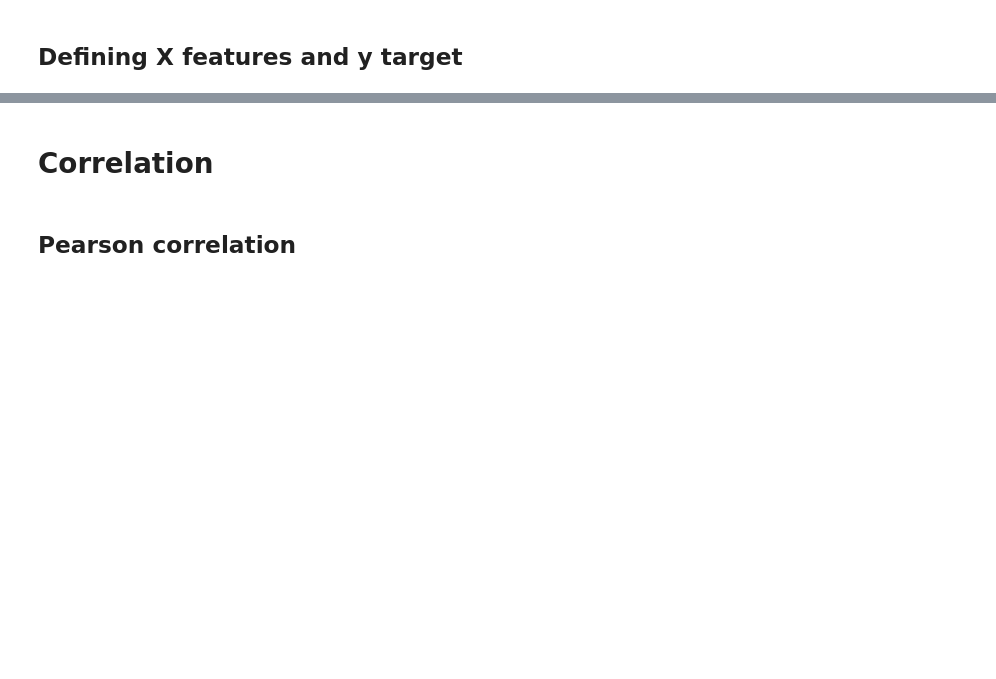
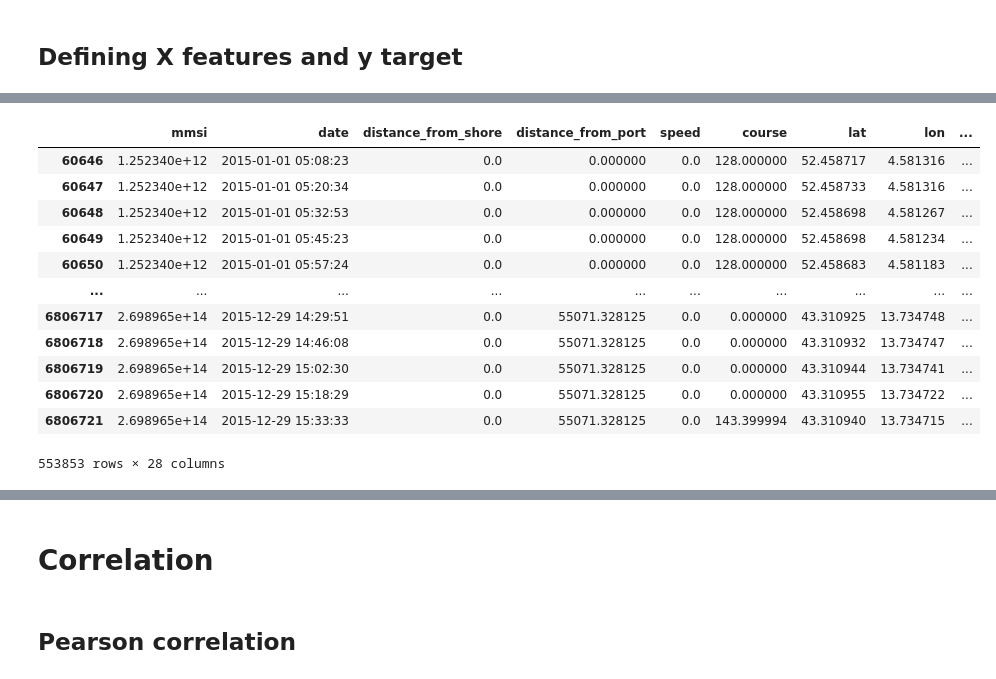
Before and after one commit to DukeDucray/fishing_classification, a Jupyter notebook: notebook/grace.ipynb, the cells around one changed output, grey strips where cells are left out. Drawn from its saved outputs; the diff is of its cells as text; code cells hidden in the pictures; blank space fills up the shorter version.

```diff
--- a/notebook/grace.ipynb
+++ b/notebook/grace.ipynb
@@ -143,5 +282,21 @@ df_fishing.isna().sum()
 # %%
 # Dropping rows with NAN values
 df_fishing_clean = df_fishing.dropna()
+# %%
+df_fishing_clean
+# %% [output]
+|  | mmsi | date | distance_from_shore | distance_from_port | speed | course | lat | lon | ... |
+| 60646 | 1.252340e+12 | 2015-01-01 05:08:23 | 0.0 | 0.000000 | 0.0 | 128.000000 | 52.458717 | 4.581316 | ... |
+| 60647 | 1.252340e+12 | 2015-01-01 05:20:34 | 0.0 | 0.000000 | 0.0 | 128.000000 | 52.458733 | 4.581316 | ... |
+| 60648 | 1.252340e+12 | 2015-01-01 05:32:53 | 0.0 | 0.000000 | 0.0 | 128.000000 | 52.458698 | 4.581267 | ... |
+| 60649 | 1.252340e+12 | 2015-01-01 05:45:23 | 0.0 | 0.000000 | 0.0 | 128.000000 | 52.458698 | 4.581234 | ... |
+| 60650 | 1.252340e+12 | 2015-01-01 05:57:24 | 0.0 | 0.000000 | 0.0 | 128.000000 | 52.458683 | 4.581183 | ... |
+| ... | ... | ... | ... | ... | ... | ... | ... | ... | ... |
+| 6806717 | 2.698965e+14 | 2015-12-29 14:29:51 | 0.0 | 55071.328125 | 0.0 | 0.000000 | 43.310925 | 13.734748 | ... |
+| 6806718 | 2.698965e+14 | 2015-12-29 14:46:08 | 0.0 | 55071.328125 | 0.0 | 0.000000 | 43.310932 | 13.734747 | ... |
+| 6806719 | 2.698965e+14 | 2015-12-29 15:02:30 | 0.0 | 55071.328125 | 0.0 | 0.000000 | 43.310944 | 13.734741 | ... |
+| 6806720 | 2.698965e+14 | 2015-12-29 15:18:29 | 0.0 | 55071.328125 | 0.0 | 0.000000 | 43.310955 | 13.734722 | ... |
+| 6806721 | 2.698965e+14 | 2015-12-29 15:33:33 | 0.0 | 55071.328125 | 0.0 | 143.399994 | 43.310940 | 13.734715 | ... |
+553853 rows × 28 columns
 # %%
 df_fishing_clean.shape
```
Also changed, not shown: parts of 26 cells of this notebook.
